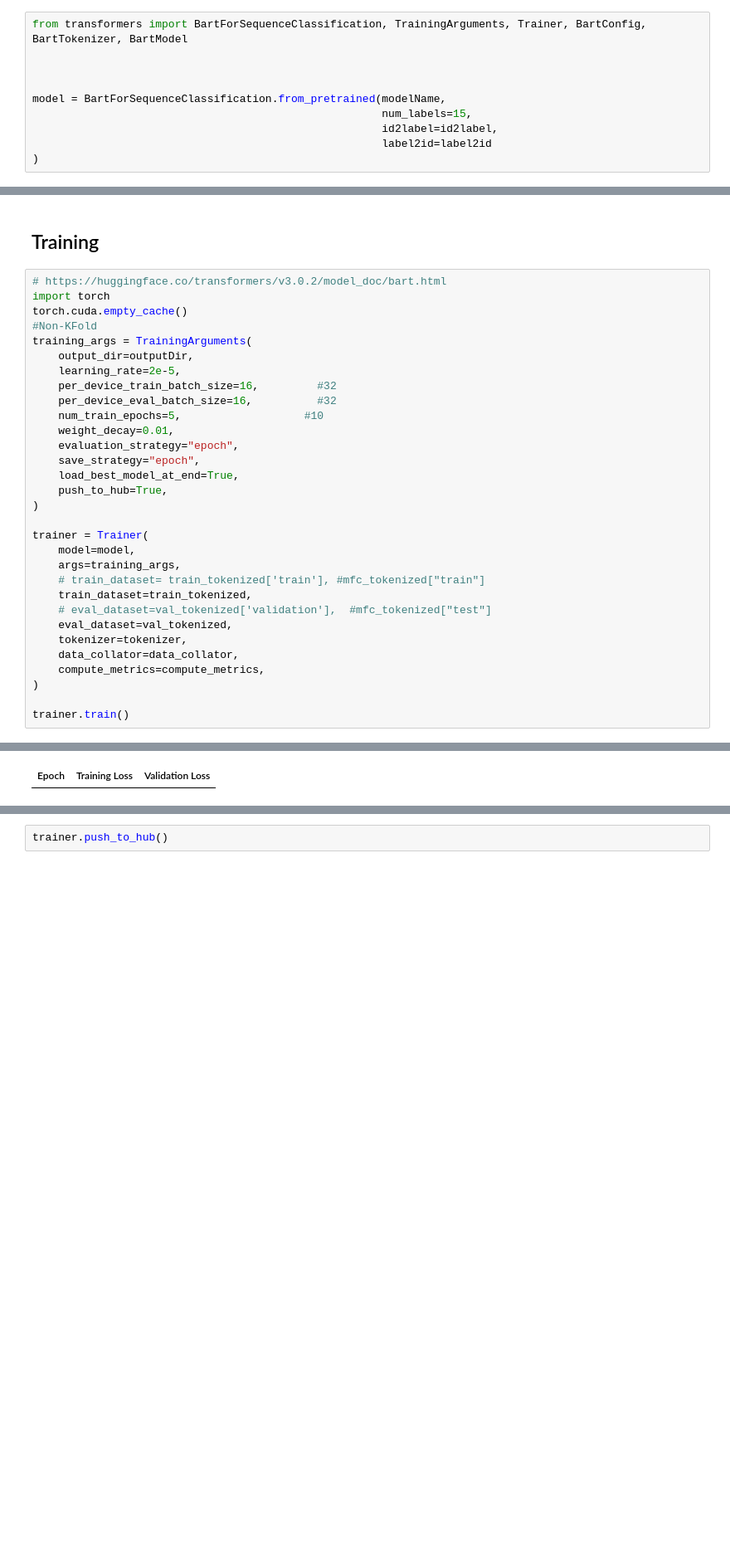
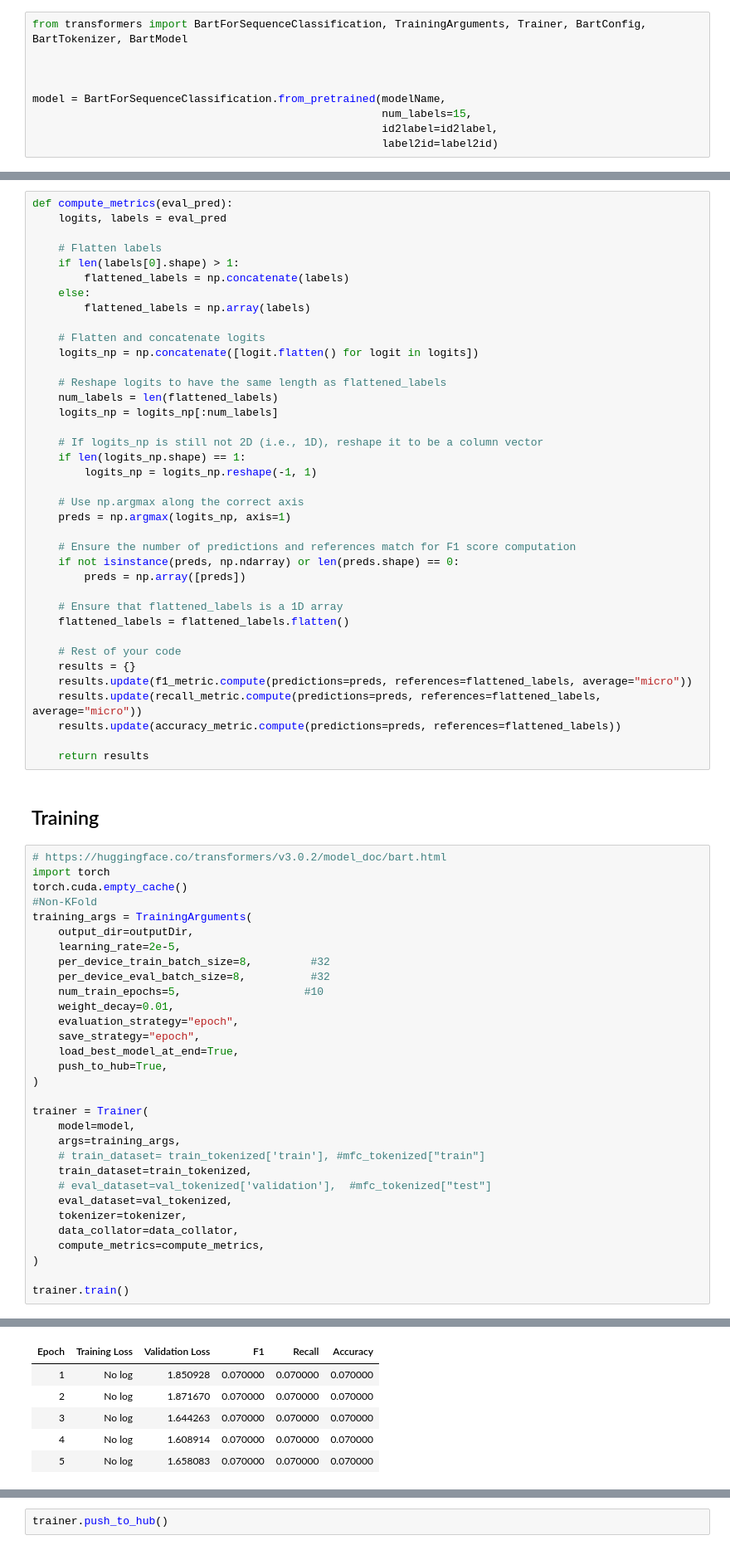
Before and after one commit to jmlDC/MARISOL-Thesis22-23, a Jupyter notebook: Notebooks/LLM.ipynb, the cells around one changed output, grey strips where cells are left out. Shown at 83% size. Saved outputs shown, nothing was run; the diff lists cells and outputs as text; blank space fills up the shorter version.

```diff
--- a/Notebooks/LLM.ipynb
+++ b/Notebooks/LLM.ipynb
@@ -374,11 +348,48 @@ from transformers import BartForSequenceClassification, TrainingArguments, Train
 model = BartForSequenceClassification.from_pretrained(modelName,
                                                       num_labels=15,
                                                       id2label=id2label,
-                                                      label2id=label2id
-)
+                                                      label2id=label2id)
 # %% [output]
 Some weights of BartForSequenceClassification were not initialized from the model checkpoint at facebook/bart-base and are newly initialized: ['classification_head.dense.bias', 'classification_head.ou ...
 You should probably TRAIN this model on a down-stream task to be able to use it for predictions and inference.
+# %%
+def compute_metrics(eval_pred):
+    logits, labels = eval_pred
+
+    # Flatten labels
+    if len(labels[0].shape) > 1:
+        flattened_labels = np.concatenate(labels)
+    else:
+        flattened_labels = np.array(labels)
+
+    # Flatten and concatenate logits
+    logits_np = np.concatenate([logit.flatten() for logit in logits])
+
+    # Reshape logits to have the same length as flattened_labels
+    num_labels = len(flattened_labels)
+    logits_np = logits_np[:num_labels]
+
+    # If logits_np is still not 2D (i.e., 1D), reshape it to be a column vector
+    if len(logits_np.shape) == 1:
+        logits_np = logits_np.reshape(-1, 1)
+
+    # Use np.argmax along the correct axis
+    preds = np.argmax(logits_np, axis=1)
+
+    # Ensure the number of predictions and references match for F1 score computation
+    if not isinstance(preds, np.ndarray) or len(preds.shape) == 0:
+        preds = np.array([preds])
+
+    # Ensure that flattened_labels is a 1D array
+    flattened_labels = flattened_labels.flatten()
+
+    # Rest of your code
+    results = {}
+    results.update(f1_metric.compute(predictions=preds, references=flattened_labels, average="micro"))
+    results.update(recall_metric.compute(predictions=preds, references=flattened_labels, average="micro"))
+    results.update(accuracy_metric.compute(predictions=preds, references=flattened_labels))
+
+    return results
 # %% [markdown]
 ## Training
 # %%
@@ -389,8 +400,8 @@ torch.cuda.empty_cache()
 training_args = TrainingArguments(
     output_dir=outputDir,
     learning_rate=2e-5,
-    per_device_train_batch_size=16,         #32
-    per_device_eval_batch_size=16,          #32
+    per_device_train_batch_size=8,         #32
+    per_device_eval_batch_size=8,          #32
     num_train_epochs=5,                   #10
     weight_decay=0.01,
     evaluation_strategy="epoch",
@@ -419 +430,6 @@ WARNING:huggingface_hub.repository:/content/Bart-base-Thesis-NonKFold is already
-| Epoch | Training Loss | Validation Loss |
+| Epoch | Training Loss | Validation Loss | F1 | Recall | Accuracy |
+| 1 | No log | 1.850928 | 0.070000 | 0.070000 | 0.070000 |
+| 2 | No log | 1.871670 | 0.070000 | 0.070000 | 0.070000 |
+| 3 | No log | 1.644263 | 0.070000 | 0.070000 | 0.070000 |
+| 4 | No log | 1.608914 | 0.070000 | 0.070000 | 0.070000 |
+| 5 | No log | 1.658083 | 0.070000 | 0.070000 | 0.070000 |
```
Also changed, not shown: parts of 3 cells of this notebook.
